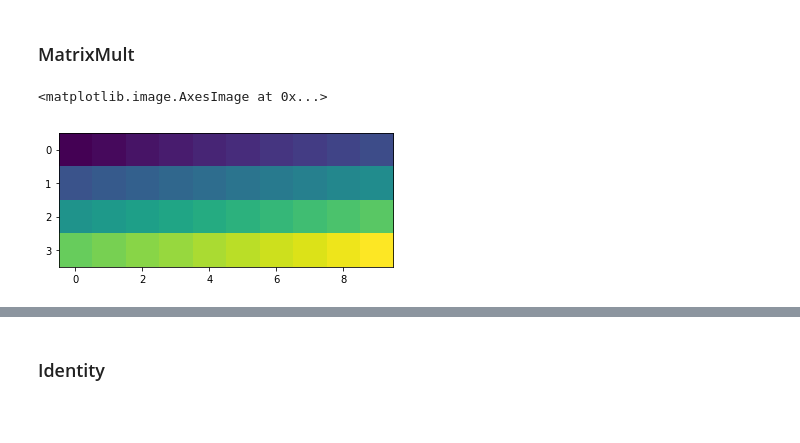
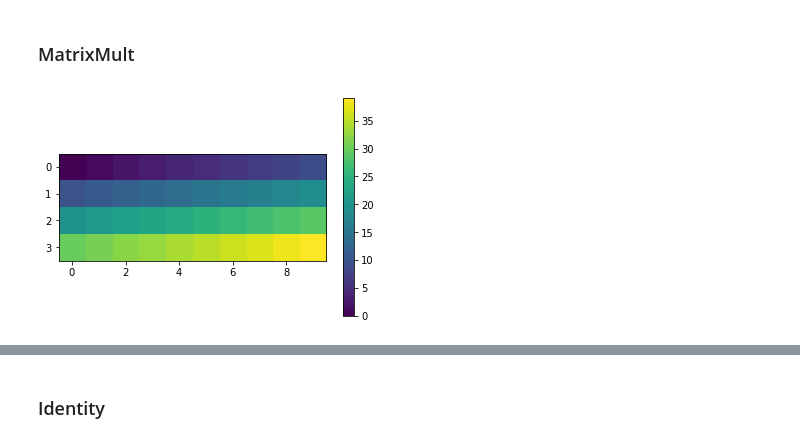
Before and after one commit to PyLops/pylops_notebooks, a Jupyter notebook: developement/Visualize_Operators.ipynb, the cells around one changed output, grey strips where cells are left out. Cells and saved outputs as stored; diff of their text form; code cells hidden in the pictures; blank space fills up the shorter version.

```diff
--- a/developement/Visualize_Operators.ipynb
+++ b/developement/Visualize_Operators.ipynb
@@ -36,10 +37,10 @@ from pylops.optimization.sparsity  import FISTA, SPGL1
 ### MatrixMult
 # %%
 Mop = MatrixMult(np.arange(40).reshape(4, 10))
-M = Mop.dense()
+M = Mop.todense()
 
 plt.figure()
-plt.imshow(M)
+plt.imshow(M);
+plt.colorbar();
 # %% [output]
-<matplotlib.image.AxesImage at 0x...>
-[figure, old version]
+[figure, new version]
```
Also changed, not shown: parts of 50 cells of this notebook, 17 other files.
